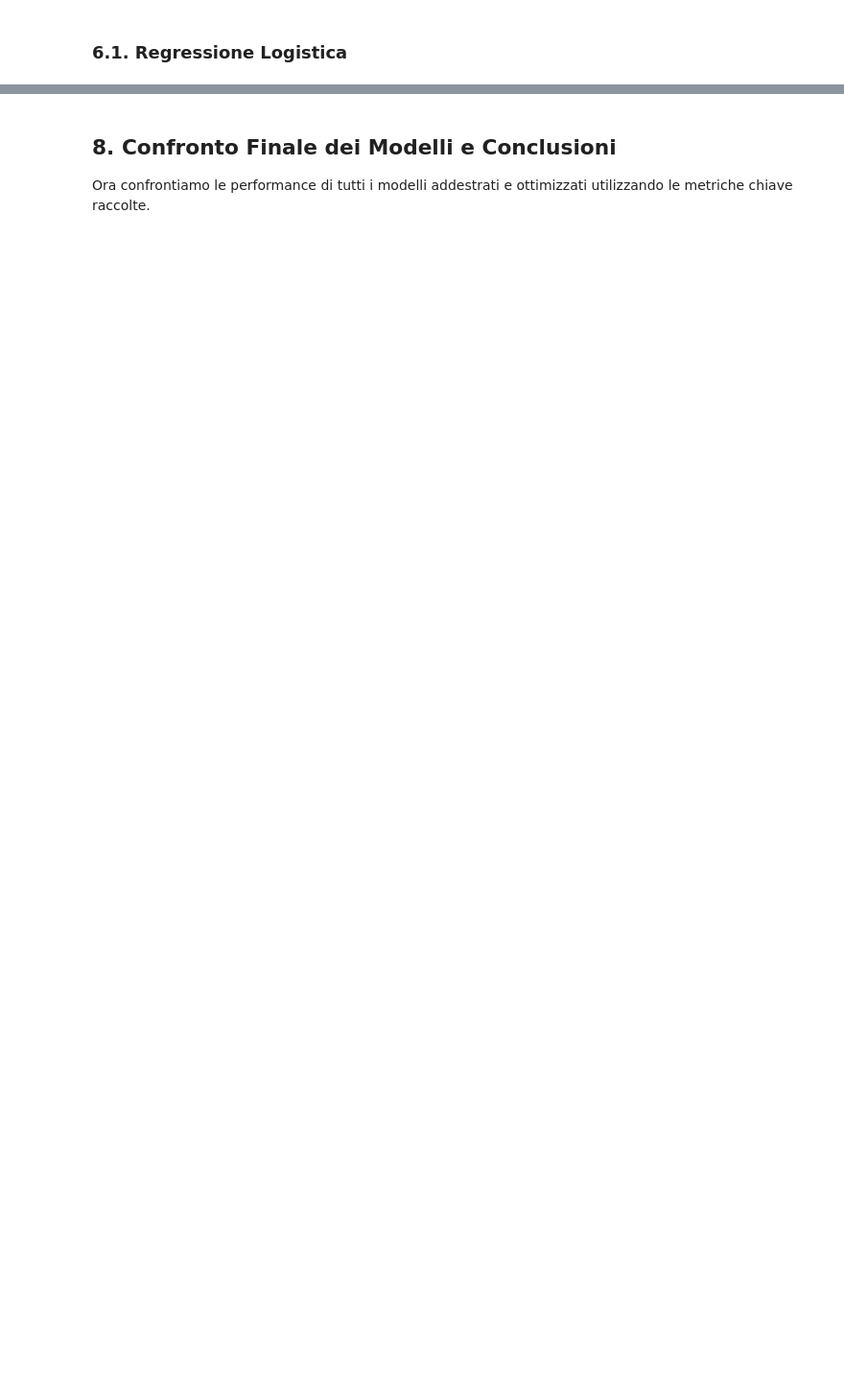
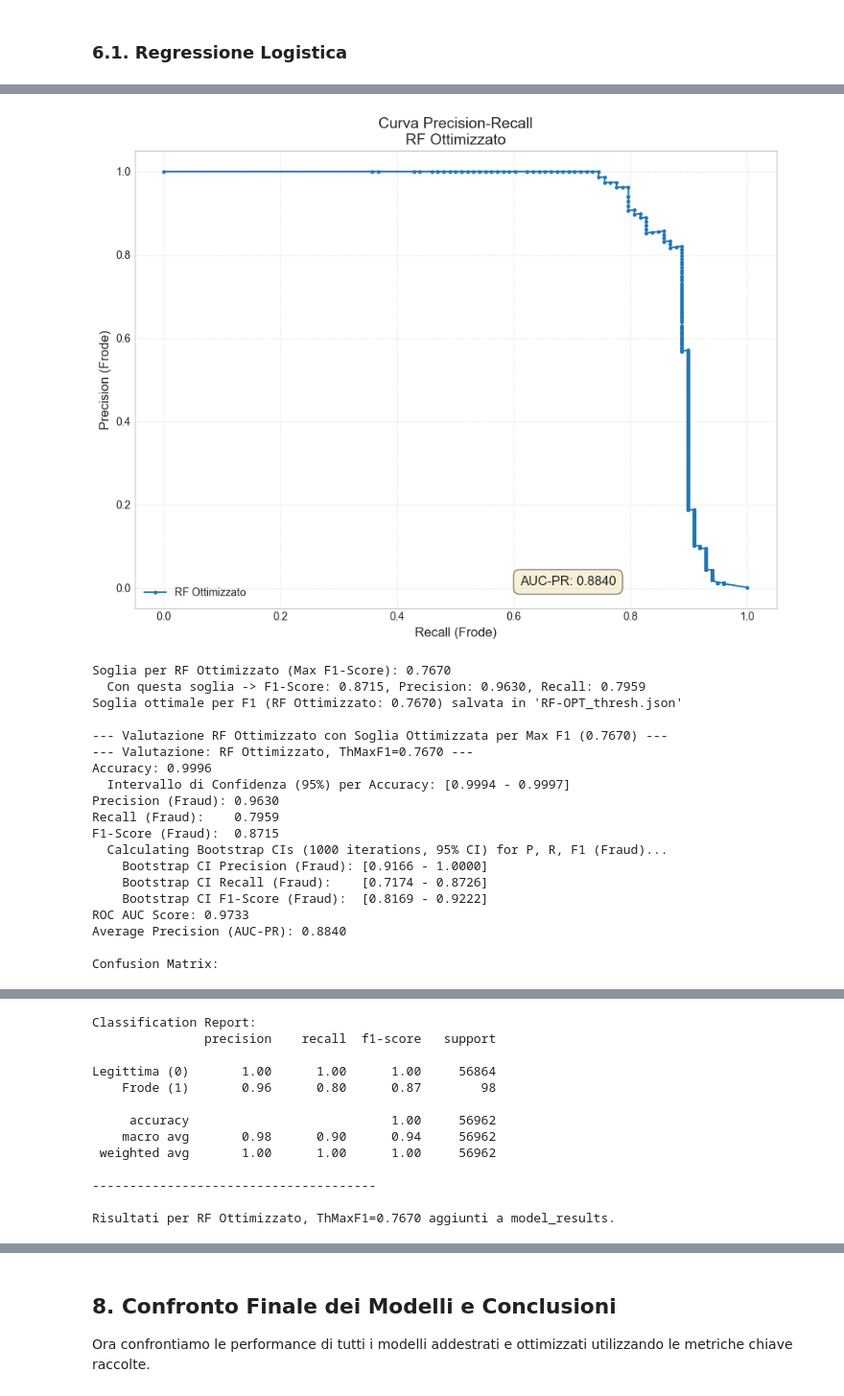
Before and after one commit to alevu3344/PDADI, a Jupyter notebook: notebooks/credit.ipynb, the cells around one changed output, grey strips where cells are left out. Shown: that part at 96% size. Drawn from its saved outputs; the diff is of its cells as text; code cells hidden in the pictures; blank space fills up the shorter version.

```diff
--- a/notebooks/credit.ipynb
+++ b/notebooks/credit.ipynb
@@ -1244,0 +1274,57 @@ Modello Random Forest Ottimizzato (Feature Selezionate) e colonne attese salvati
+# %%
+# Estrazione probabilità per la classe positiva (fraud)
+y_pred_proba_fraud_rf_tuned = y_pred_proba_rf_tuned[:, 1]
+model_name_rf_for_plot = "RF Ottimizzato"
+
+# Plot della curva Precision-Recall
+plot_precision_recall_curve(
+    y_test,
+    y_pred_proba_fraud_rf_tuned,
+    model_name_rf_for_plot
+)
+
+# Ricerca soglia ottimale per massimizzare F1-score
+optimal_threshold_rf_f1, f1_val_rf, prec_rf_at_f1, rec_rf_at_f1 = find_and_save_optimal_f1_threshold(
+    y_test,
+    y_pred_proba_fraud_rf_tuned,
+    model_name_prefix="RF-OPT",
+    model_description_for_print=model_name_rf_for_plot
+)
+
+# Applicazione soglia ottimizzata
+y_pred_rf_optimized_threshold = (y_pred_proba_fraud_rf_tuned >= optimal_threshold_rf_f1).astype(int)
+model_name_rf_optimized = f"{model_name_rf_for_plot}, ThMaxF1={optimal_threshold_rf_f1:.4f}"
+
+print(f"\n--- Valutazione {model_name_rf_for_plot} con Soglia Ottimizzata per Max F1 ({optimal_threshold_rf_f1:.4f}) ---")
+
+# Valutazione con soglia ottimizzata
+results_rf_optimized_threshold = evaluate_model(
+    y_test,
+    y_pred_rf_optimized_threshold,
+    y_pred_proba_rf_tuned,
+    model_name_rf_optimized,
+    n_test_samples=len(y_test)
+)
+model_results.append(results_rf_optimized_threshold)
+print(f"Risultati per {model_name_rf_optimized} aggiunti a model_results.")
+# %% [output]
+[figure, added]
+Soglia per RF Ottimizzato (Max F1-Score): 0.7670
+  Con questa soglia -> F1-Score: 0.8715, Precision: 0.9630, Recall: 0.7959
+Soglia ottimale per F1 (RF Ottimizzato: 0.7670) salvata in 'RF-OPT_thresh.json'
+
+--- Valutazione RF Ottimizzato con Soglia Ottimizzata per Max F1 (0.7670) ---
+--- Valutazione: RF Ottimizzato, ThMaxF1=0.7670 ---
+Accuracy: 0.9996
+  Intervallo di Confidenza (95%) per Accuracy: [0.9994 - 0.9997]
+Precision (Fraud): 0.9630
+Recall (Fraud):    0.7959
+F1-Score (Fraud):  0.8715
+  Calculating Bootstrap CIs (1000 iterations, 95% CI) for P, R, F1 (Fraud)...
+    Bootstrap CI Precision (Fraud): [0.9166 - 1.0000]
+    Bootstrap CI Recall (Fraud):    [0.7174 - 0.8726]
+    Bootstrap CI F1-Score (Fraud):  [0.8169 - 0.9222]
+ROC AUC Score: 0.9733
+Average Precision (AUC-PR): 0.8840
+
+Confusion Matrix:
@@ -1244,0 +1332,13 @@ Modello Random Forest Ottimizzato (Feature Selezionate) e colonne attese salvati
+Classification Report:
+               precision    recall  f1-score   support
+
+Legittima (0)       1.00      1.00      1.00     56864
+    Frode (1)       0.96      0.80      0.87        98
+
+     accuracy                           1.00     56962
+    macro avg       0.98      0.90      0.94     56962
+ weighted avg       1.00      1.00      1.00     56962
+
+--------------------------------------
+
+Risultati per RF Ottimizzato, ThMaxF1=0.7670 aggiunti a model_results.
```
Also changed, not shown: parts of 48 cells of this notebook, 19 other files.
